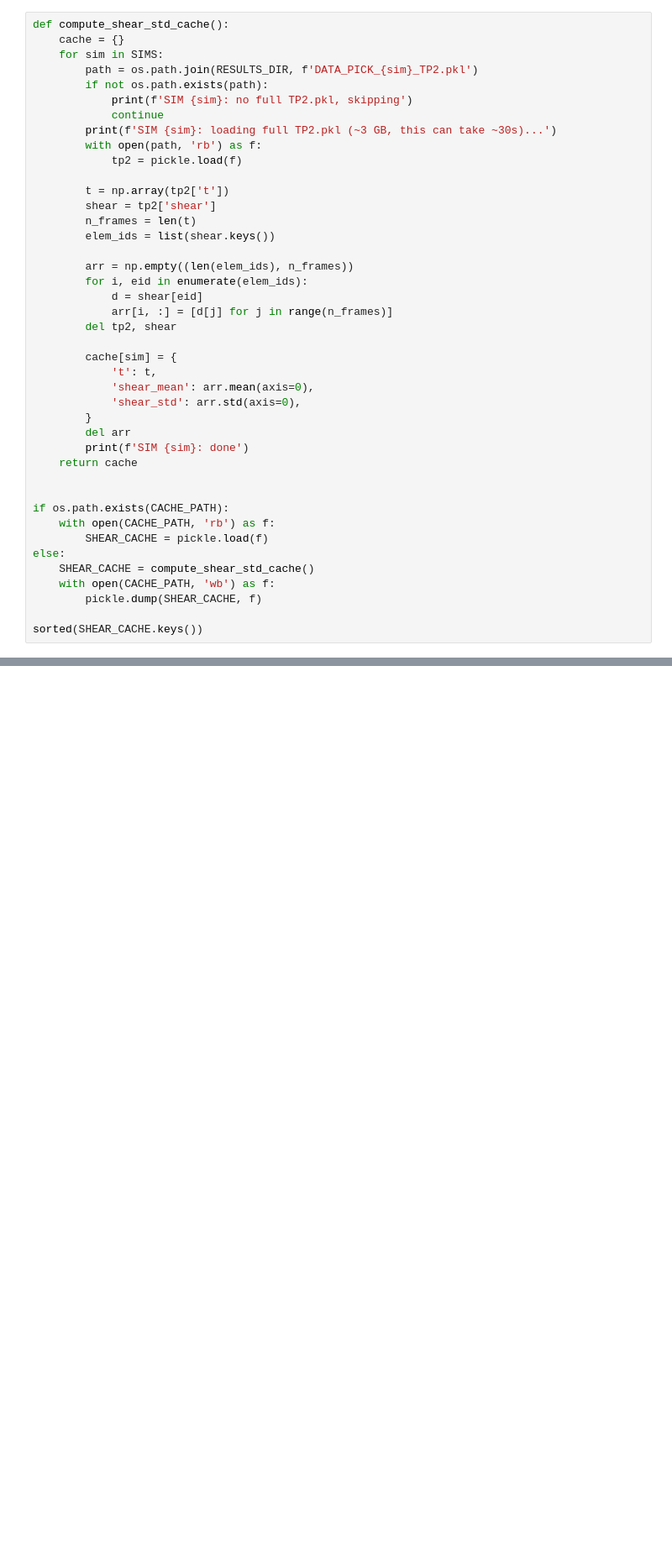
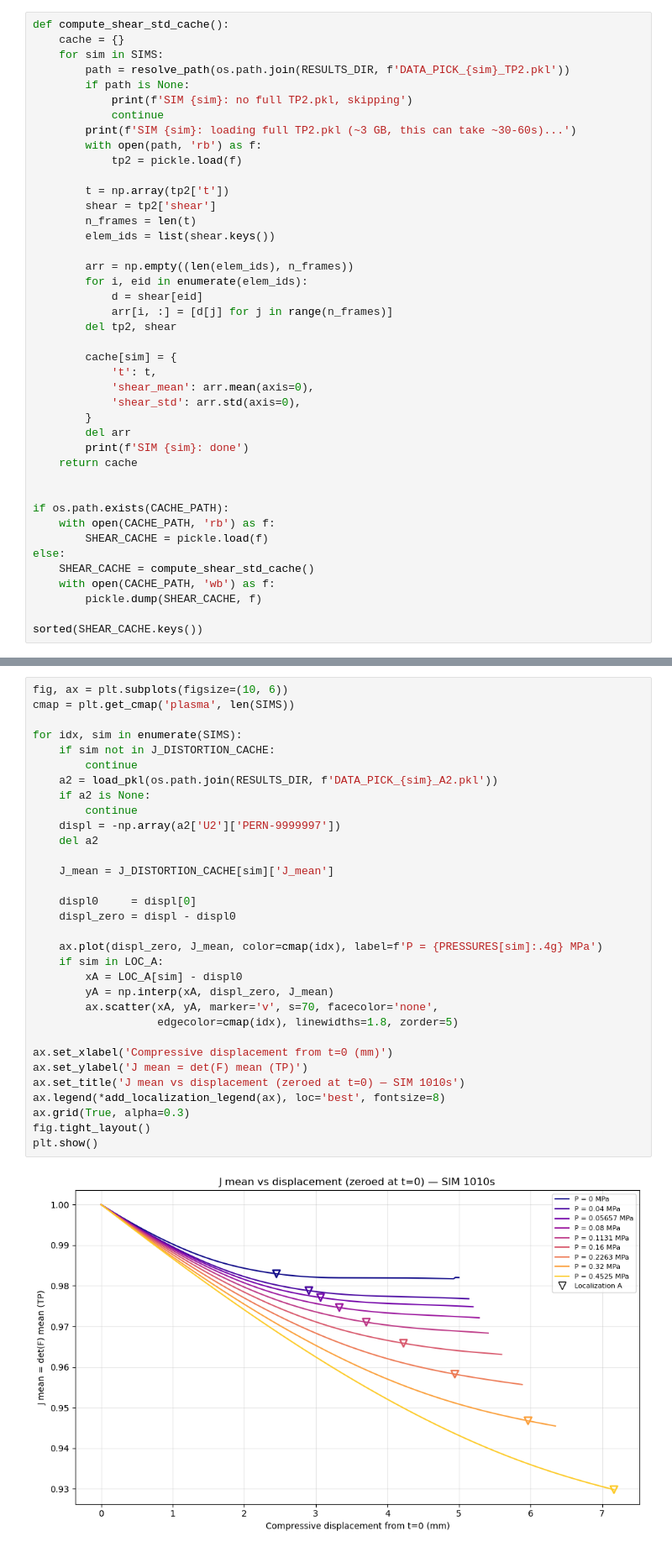
Before and after one commit to francoruffini17/FOAM_V03, a Jupyter notebook: Z001_Results_Analizer/SIM_1010s_shear_localization.ipynb, the cells around one changed output, grey strips where cells are left out. Shown at 84% size. Saved outputs shown, nothing was run; the diff lists cells and outputs as text; blank space fills up the shorter version.

```diff
--- a/Z001_Results_Analizer/SIM_1010s_shear_localization.ipynb
+++ b/Z001_Results_Analizer/SIM_1010s_shear_localization.ipynb
@@ -113,11 +152,11 @@ Cached to `shear_std_cache_1010s.pkl` so this expensive step only runs once.
 def compute_shear_std_cache():
     cache = {}
     for sim in SIMS:
-        path = os.path.join(RESULTS_DIR, f'DATA_PICK_{sim}_TP2.pkl')
-        if not os.path.exists(path):
+        path = resolve_path(os.path.join(RESULTS_DIR, f'DATA_PICK_{sim}_TP2.pkl'))
+        if path is None:
             print(f'SIM {sim}: no full TP2.pkl, skipping')
             continue
-        print(f'SIM {sim}: loading full TP2.pkl (~3 GB, this can take ~30s)...')
+        print(f'SIM {sim}: loading full TP2.pkl (~3 GB, this can take ~30-60s)...')
         with open(path, 'rb') as f:
             tp2 = pickle.load(f)
 
@@ -322,0 +421,34 @@ plt.show()
+# %%
+fig, ax = plt.subplots(figsize=(10, 6))
+cmap = plt.get_cmap('plasma', len(SIMS))
+
+for idx, sim in enumerate(SIMS):
+    if sim not in J_DISTORTION_CACHE:
+        continue
+    a2 = load_pkl(os.path.join(RESULTS_DIR, f'DATA_PICK_{sim}_A2.pkl'))
+    if a2 is None:
+        continue
+    displ = -np.array(a2['U2']['PERN-9999997'])
+    del a2
+
+    J_mean = J_DISTORTION_CACHE[sim]['J_mean']
+
+    displ0     = displ[0]
+    displ_zero = displ - displ0
+
+    ax.plot(displ_zero, J_mean, color=cmap(idx), label=f'P = {PRESSURES[sim]:.4g} MPa')
+    if sim in LOC_A:
+        xA = LOC_A[sim] - displ0
+        yA = np.interp(xA, displ_zero, J_mean)
+        ax.scatter(xA, yA, marker='v', s=70, facecolor='none',
+                   edgecolor=cmap(idx), linewidths=1.8, zorder=5)
+
+ax.set_xlabel('Compressive displacement from t=0 (mm)')
+ax.set_ylabel('J mean = det(F) mean (TP)')
+ax.set_title('J mean vs displacement (zeroed at t=0) — SIM 1010s')
+ax.legend(*add_localization_legend(ax), loc='best', fontsize=8)
+ax.grid(True, alpha=0.3)
+fig.tight_layout()
+plt.show()
+# %% [output]
+[figure, added]
```
Also changed, not shown: parts of 28 cells of this notebook, 1 other file.
